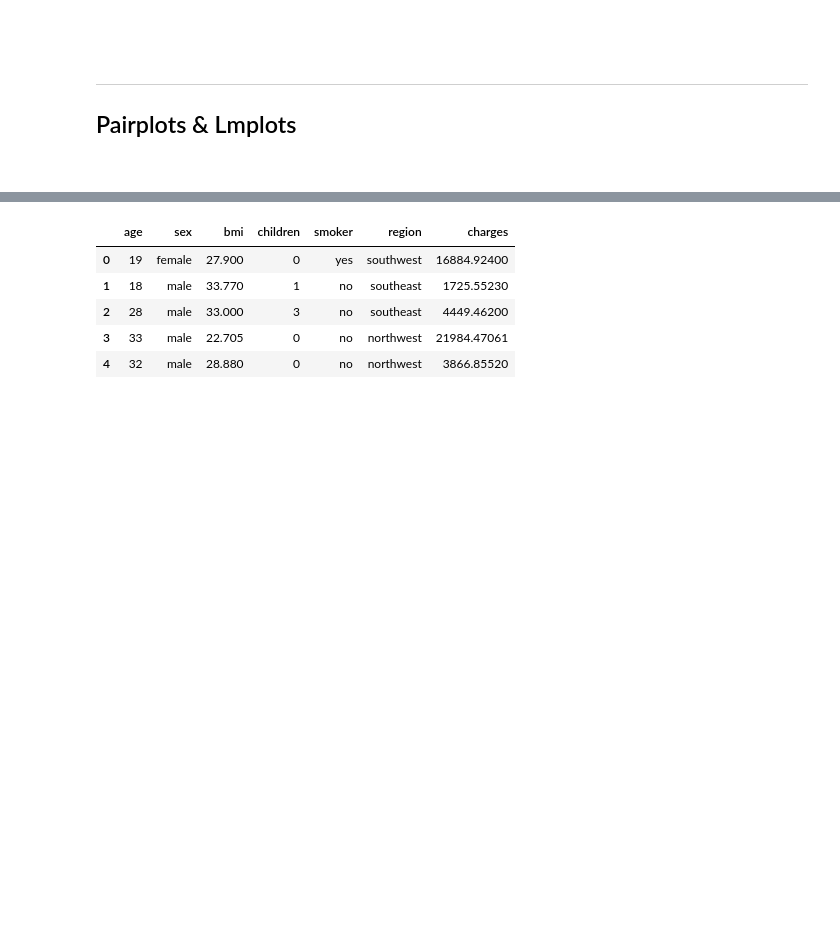
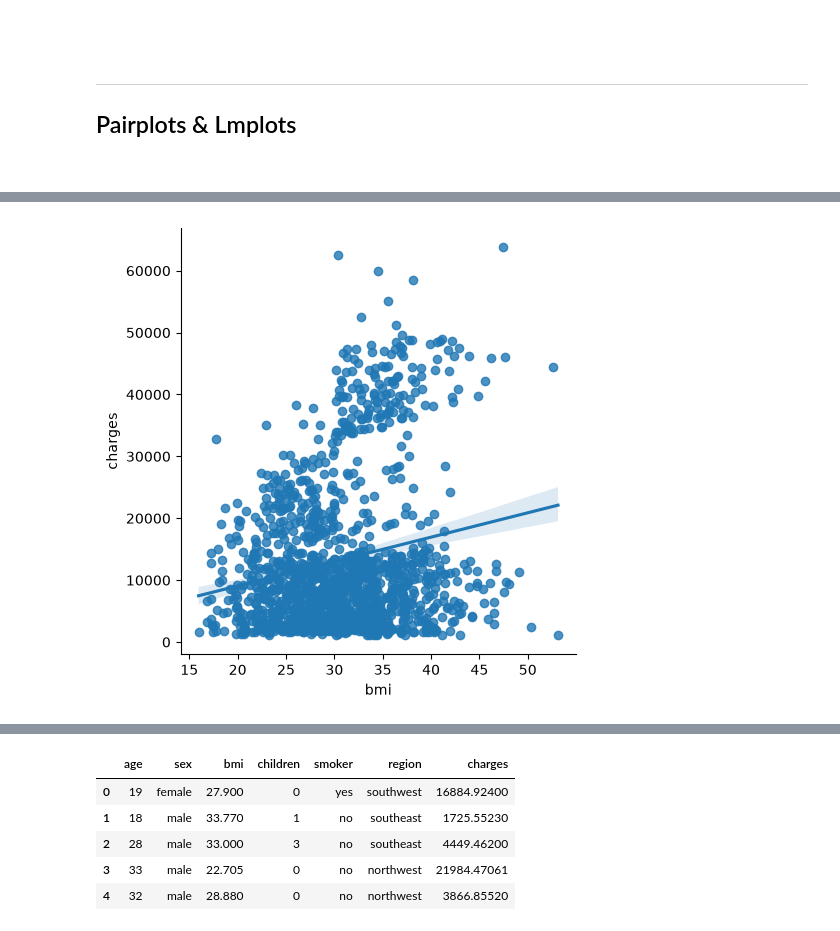
Before and after one commit to MiltonValleL/regression-and-forecasting, a Jupyter notebook: notebooks/01.pre-modelling.ipynb, the cells around one changed output, grey strips where cells are left out. Cells and saved outputs as stored; diff of their text form; code cells hidden in the pictures; blank space fills up the shorter version.

```diff
--- a/notebooks/01.pre-modelling.ipynb
+++ b/notebooks/01.pre-modelling.ipynb
@@ -561,0 +634,5 @@ Both groups (smokers and non-smokers) have similar BMI on average
+# %%
+sns.lmplot(insurance, x='bmi', y='charges')
+sns.despine()
+# %% [output]
+[figure, added]
```
Also changed, not shown: parts of 9 cells of this notebook.
